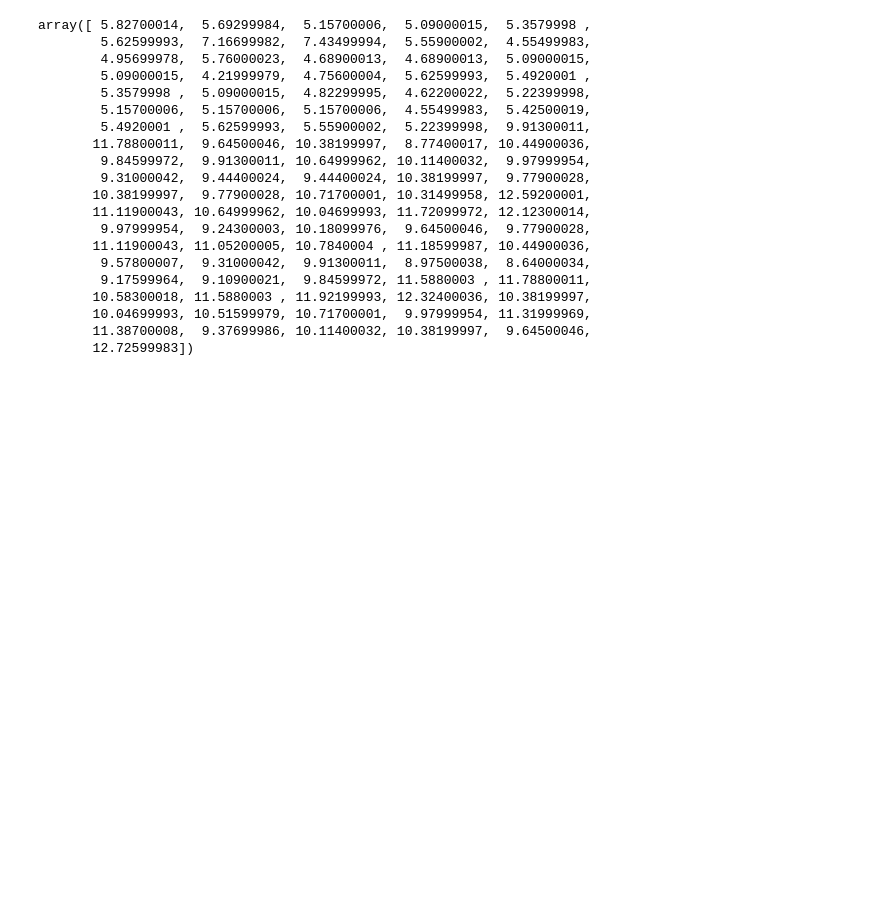
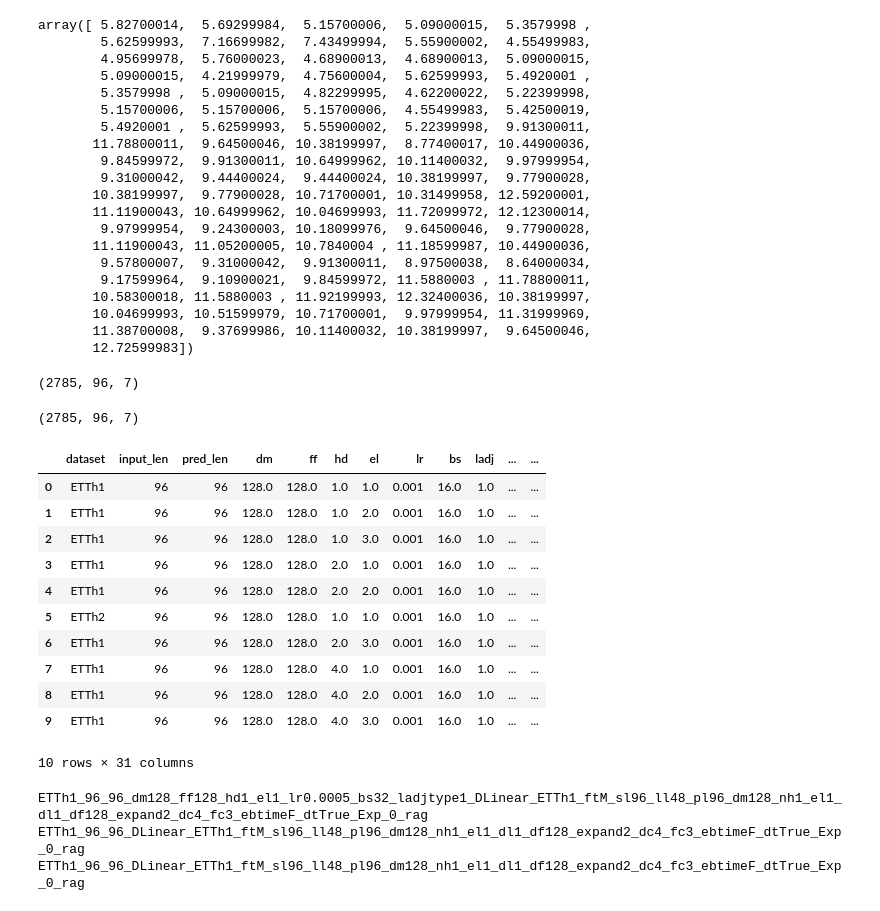
Before and after one commit to Tensionteng/TFRAG, a Jupyter notebook: demo.ipynb, the cells around one changed output. Saved outputs shown, nothing was run; the diff lists cells and outputs as text; code cells hidden in the pictures; blank space fills up the shorter version.

```diff
--- a/demo.ipynb
+++ b/demo.ipynb
@@ -247,3 +247,53 @@ array([ 5.82700014,  5.69299984,  5.15700006,  5.09000015,  5.3579998 ,
        10.04699993, 10.51599979, 10.71700001,  9.97999954, 11.31999969,
        11.38700008,  9.37699986, 10.11400032, 10.38199997,  9.64500046,
        12.72599983])
+# %%
+import numpy as np
+path = "results/long_term_forecast_ETTh1_96_96_iTransformer_ETTh1_ftM_sl96_ll48_pl96_dm128_nh8_el2_dl1_df128_expand2_dc4_fc3_ebtimeF_dtTrue_Exp_0"
+pred = np.load(path+"/pred.npy")
+pred.shape
+# %% [output]
+(2785, 96, 7)
+# %%
+true = np.load(path+"/true.npy")
+true.shape
+# %% [output]
+(2785, 96, 7)
+# %%
+import pandas as pd
+csv = pd.read_parquet("result_summary.parquet")
+csv.head(10)
+# %% [output]
+|  | dataset | input_len | pred_len | dm | ff | hd | el | lr | bs | ladj | ... | ... |
+| 0 | ETTh1 | 96 | 96 | 128.0 | 128.0 | 1.0 | 1.0 | 0.001 | 16.0 | 1.0 | ... | ... |
+| 1 | ETTh1 | 96 | 96 | 128.0 | 128.0 | 1.0 | 2.0 | 0.001 | 16.0 | 1.0 | ... | ... |
+| 2 | ETTh1 | 96 | 96 | 128.0 | 128.0 | 1.0 | 3.0 | 0.001 | 16.0 | 1.0 | ... | ... |
+| 3 | ETTh1 | 96 | 96 | 128.0 | 128.0 | 2.0 | 1.0 | 0.001 | 16.0 | 1.0 | ... | ... |
+| 4 | ETTh1 | 96 | 96 | 128.0 | 128.0 | 2.0 | 2.0 | 0.001 | 16.0 | 1.0 | ... | ... |
+| 5 | ETTh2 | 96 | 96 | 128.0 | 128.0 | 1.0 | 1.0 | 0.001 | 16.0 | 1.0 | ... | ... |
+| 6 | ETTh1 | 96 | 96 | 128.0 | 128.0 | 2.0 | 3.0 | 0.001 | 16.0 | 1.0 | ... | ... |
+| 7 | ETTh1 | 96 | 96 | 128.0 | 128.0 | 4.0 | 1.0 | 0.001 | 16.0 | 1.0 | ... | ... |
+| 8 | ETTh1 | 96 | 96 | 128.0 | 128.0 | 4.0 | 2.0 | 0.001 | 16.0 | 1.0 | ... | ... |
+| 9 | ETTh1 | 96 | 96 | 128.0 | 128.0 | 4.0 | 3.0 | 0.001 | 16.0 | 1.0 | ... | ... |
+10 rows × 31 columns
+# %%
+import re
+
+pat = r'dm\d+_ff\d+_hd\d+_el\d+_lr[\d.]+_bs\d+_ladjtype\d+_'
+
+best_rows = csv.loc[
+    csv.groupby(['dataset', 'pred_len', 'model_name'])['mse'].idxmin()
+].reset_index(drop=True)
+
+for index, row in best_rows.iterrows():
+    model_name = row["model_name"]
+    dataset = row["dataset"]
+    pred_len = row["pred_len"]
+    if dataset == "ETTh1" and model_name == "DLinear" and pred_len == 96:
+        print(row["raw_name"])
+        print(re.sub(pat, "", row["raw_name"]))
+        print(re.sub(pat, "", row["raw_name"], count=1))
+# %% [output]
+ETTh1_96_96_dm128_ff128_hd1_el1_lr0.0005_bs32_ladjtype1_DLinear_ETTh1_ftM_sl96_ll48_pl96_dm128_nh1_el1_dl1_df128_expand2_dc4_fc3_ebtimeF_dtTrue_Exp_0_rag
+ETTh1_96_96_DLinear_ETTh1_ftM_sl96_ll48_pl96_dm128_nh1_el1_dl1_df128_expand2_dc4_fc3_ebtimeF_dtTrue_Exp_0_rag
+ETTh1_96_96_DLinear_ETTh1_ftM_sl96_ll48_pl96_dm128_nh1_el1_dl1_df128_expand2_dc4_fc3_ebtimeF_dtTrue_Exp_0_rag
```
Also changed, not shown: parts of 1 cell of this notebook, 17 other files.
